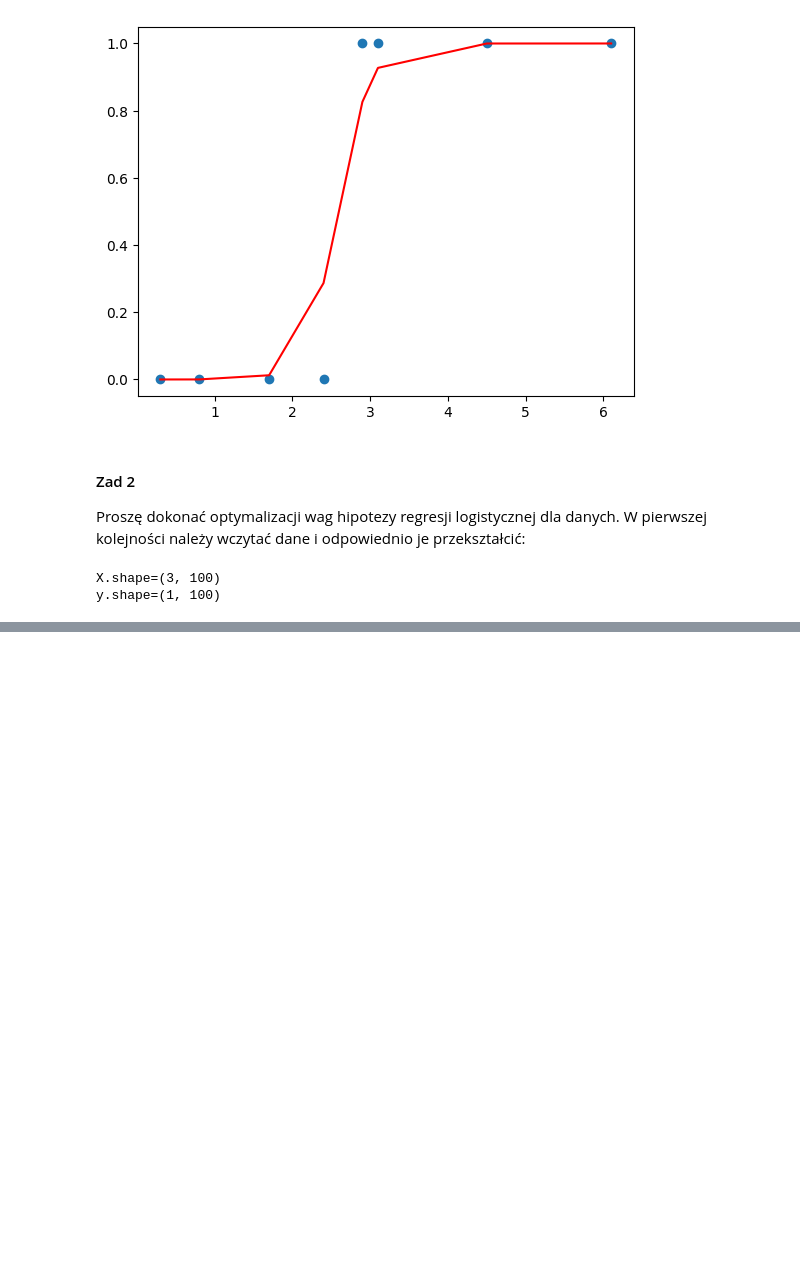
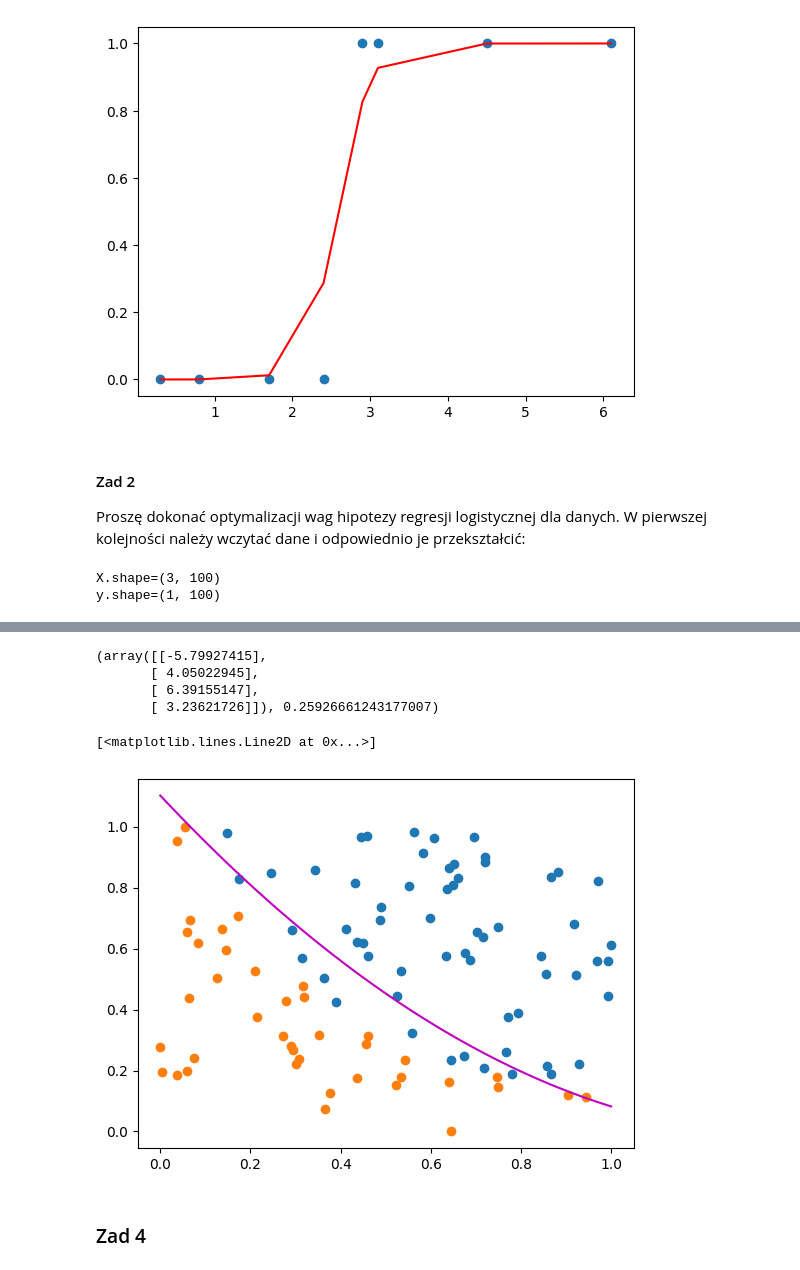
Before and after one commit to jrosa02/ML-2024S, a Jupyter notebook: lab03-logistic_regression/lab3.ipynb, the cells around one changed output, grey strips where cells are left out. Saved outputs shown, nothing was run; the diff lists cells and outputs as text; code cells hidden in the pictures; blank space fills up the shorter version.

```diff
--- a/lab03-logistic_regression/lab3.ipynb
+++ b/lab03-logistic_regression/lab3.ipynb
@@ -92,0 +101,43 @@ ax.plot(x1_db, x2_db, '-m')
+# %%
+with open("./admission.txt") as f:
+    csv_reader = csv.reader(f)
+    examples = []
+    for row in csv_reader:
+        examples.append([float(cell) for cell in row])
+    data = np.array(examples)
+    y = data[:, 2:3].T
+    x1 = data[:, :1].T
+    x2 = data[:, 1:2].T
+    X = np.concatenate([np.ones([1, x1.shape[1]]), x1, x2, x1**2])
+
+X_max = X.max(axis=1)
+X_max.shape = [X_max.shape[0], 1]
+X_min = X.min(axis=1)
+X_min[0] = 0
+X_min.shape = [X_min.shape[0], 1]
+X = (X - X_min) / (X_max - X_min)
+# %%
+(theta, cost) = get_logistic(X, y, theta=np.array([[0], [0], [0], [0]]), eps=1e-6, alpha=0.009)
+print((theta, cost))
+
+y_b = np.array(y[0,:], dtype=bool)
+X1 = X[1,:]
+X2 = X[2,:]
+
+x1_db = np.linspace(X[1, :].min(), X[1, :].max(), 100)
+x2_db = - theta[2, 0]/theta[0, 0] - theta[2, 0]/theta[1, 0]*x1_db - theta[3, 0]/theta[0, 0]* x1_db**2
+
+
+fig, ax = plt.subplots()
+ax.scatter(X1[y_b], X2[y_b])
+ax.scatter(X1[y_b == 0], X2[y_b == 0])
+plt.plot(x1_db, x2_db, '-m')
+# %% [output]
+(array([[-5.79927415],
+       [ 4.05022945],
+       [ 6.39155147],
+       [ 3.23621726]]), 0.25926661243177007)
+[<matplotlib.lines.Line2D at 0x...>]
+[figure, added]
+# %% [markdown]
+### Zad 4
```
Also changed, not shown: parts of 10 cells of this notebook.
